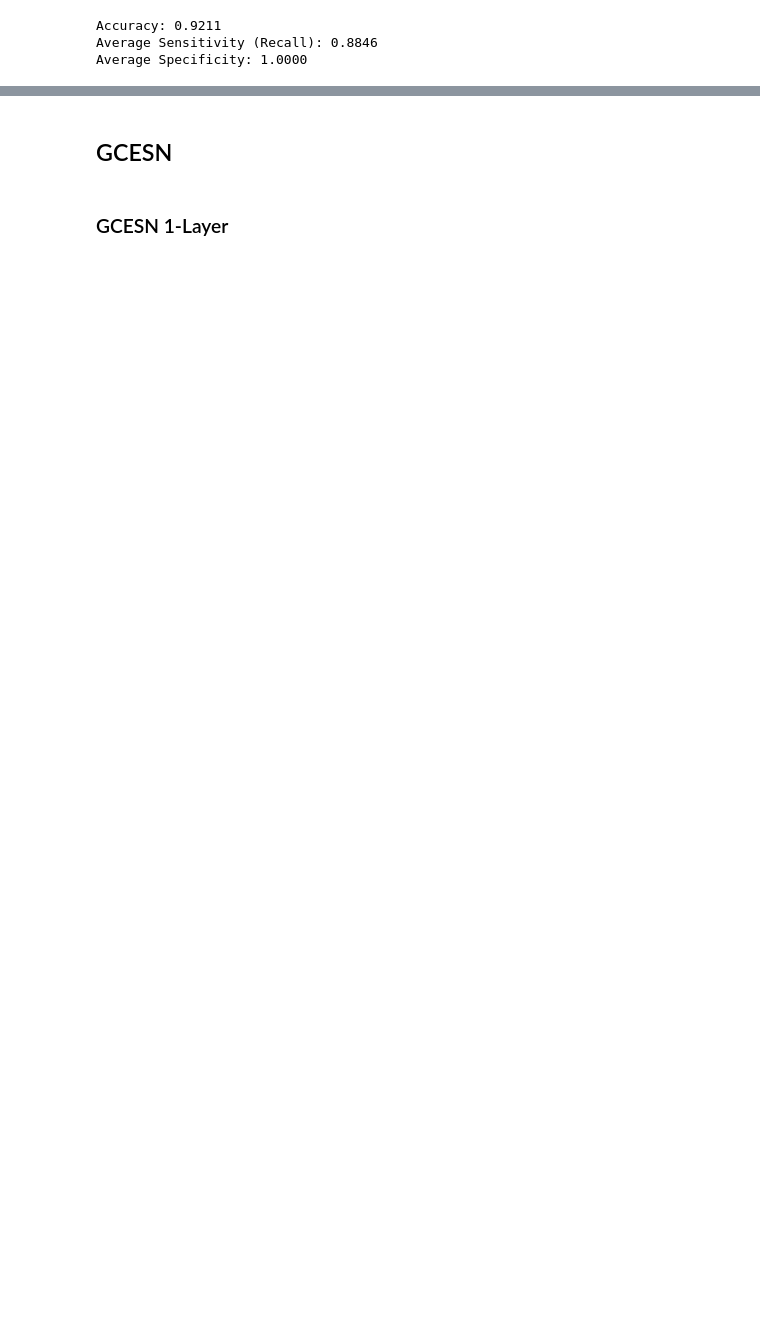
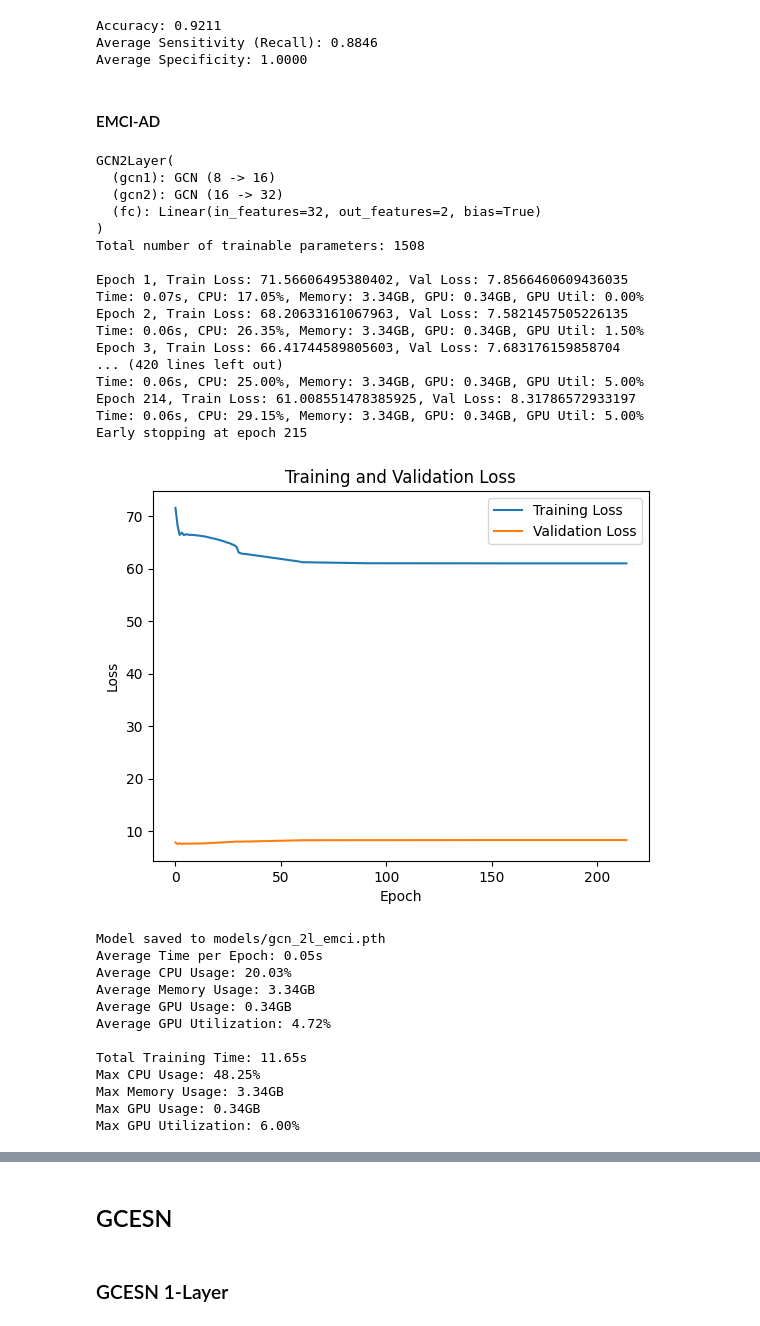
Before and after one commit to GitaAyu06/reservoir-gnn, a Jupyter notebook: reservoir-gcn_graph_classifications.ipynb, the cells around one changed output, grey strips where cells are left out. Saved outputs shown, nothing was run; the diff lists cells and outputs as text; code cells hidden in the pictures; blank space fills up the shorter version.

```diff
--- a/reservoir-gcn_graph_classifications.ipynb
+++ b/reservoir-gcn_graph_classifications.ipynb
@@ -860,3 +1208,43 @@ single_test(gcn2_mutag, mutag_test_loader)
 Accuracy: 0.9211
 Average Sensitivity (Recall): 0.8846
 Average Specificity: 1.0000
+# %% [markdown]
+#### EMCI-AD
+# %%
+set_seed(42)
+gcn2_emci = GCN2Layer(emci_num_features, 2*emci_num_features, emci_num_classes)
+print(gcn2_emci)
+print(f"Total number of trainable parameters: {(gcn2_emci.count_parameters())*2}\n")
+single_train(gcn2_emci, emci_train_loader, emci_val_loader,
+            lr=0.01, num_epochs=500, step_size=30, patience=10, save_path='models/gcn_2l_emci.pth')
+# %% [output]
+GCN2Layer(
+  (gcn1): GCN (8 -> 16)
+  (gcn2): GCN (16 -> 32)
+  (fc): Linear(in_features=32, out_features=2, bias=True)
+)
+Total number of trainable parameters: 1508
+
+Epoch 1, Train Loss: 71.56606495380402, Val Loss: 7.8566460609436035
+Time: 0.07s, CPU: 17.05%, Memory: 3.34GB, GPU: 0.34GB, GPU Util: 0.00%
+Epoch 2, Train Loss: 68.20633161067963, Val Loss: 7.5821457505226135
+Time: 0.06s, CPU: 26.35%, Memory: 3.34GB, GPU: 0.34GB, GPU Util: 1.50%
+Epoch 3, Train Loss: 66.41744589805603, Val Loss: 7.683176159858704
+... (420 lines left out)
+Time: 0.06s, CPU: 25.00%, Memory: 3.34GB, GPU: 0.34GB, GPU Util: 5.00%
+Epoch 214, Train Loss: 61.008551478385925, Val Loss: 8.31786572933197
+Time: 0.06s, CPU: 29.15%, Memory: 3.34GB, GPU: 0.34GB, GPU Util: 5.00%
+Early stopping at epoch 215
+[figure, added]
+Model saved to models/gcn_2l_emci.pth
+Average Time per Epoch: 0.05s
+Average CPU Usage: 20.03%
+Average Memory Usage: 3.34GB
+Average GPU Usage: 0.34GB
+Average GPU Utilization: 4.72%
+
+Total Training Time: 11.65s
+Max CPU Usage: 48.25%
+Max Memory Usage: 3.34GB
+Max GPU Usage: 0.34GB
+Max GPU Utilization: 6.00%
```
Also changed, not shown: parts of 60 cells of this notebook, 25 other files.
